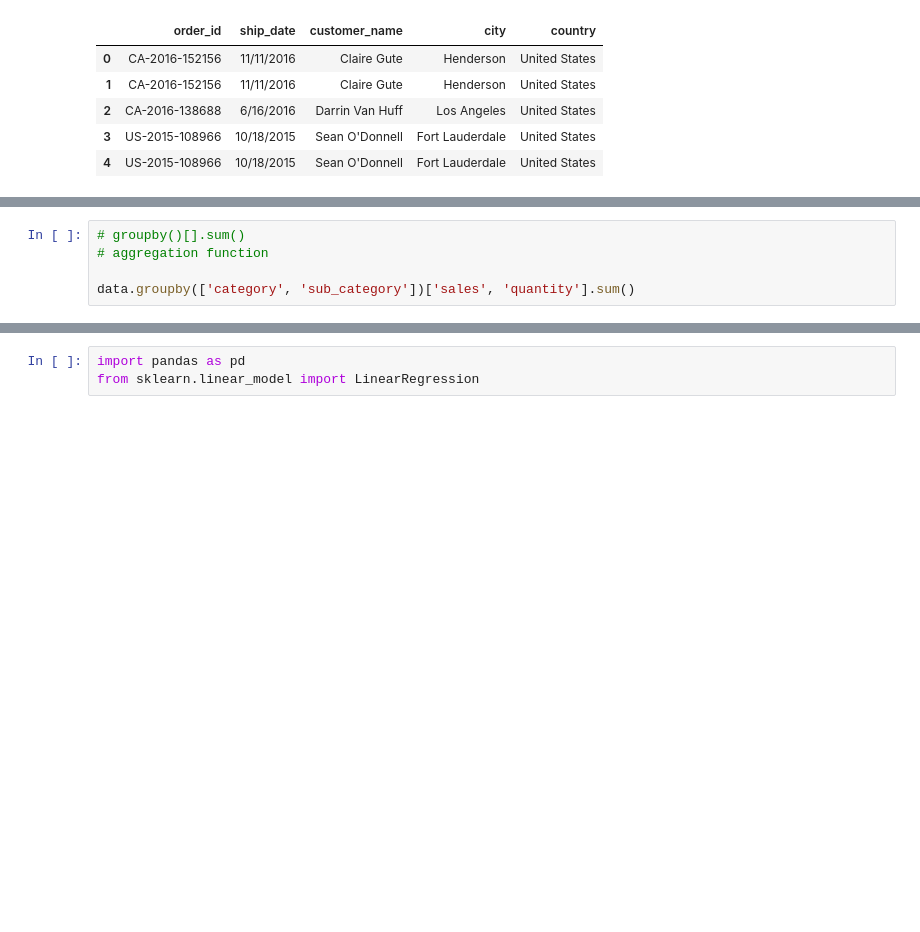
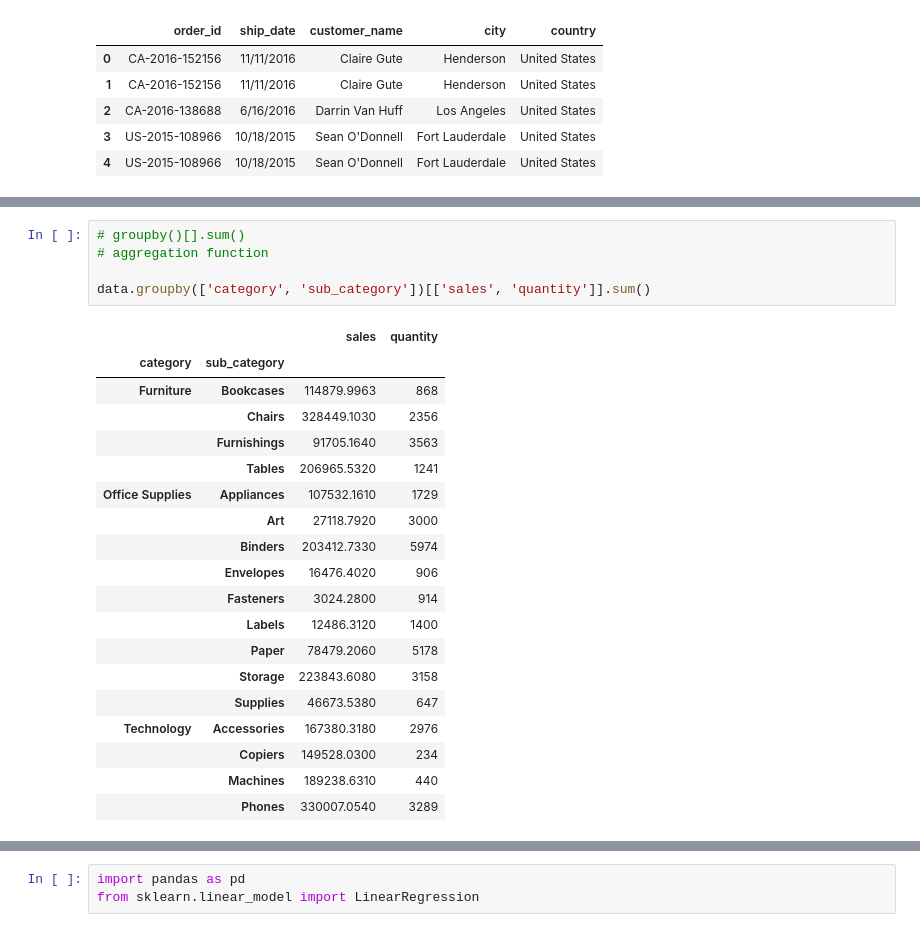
Before and after one commit to pumchanpom/python-data-sci, a Jupyter notebook: python-datarockie/Python_end_to_end2.ipynb, the cells around one changed output, grey strips where cells are left out. Drawn from its saved outputs; the diff is of its cells as text; blank space fills up the shorter version.

```diff
--- a/python-datarockie/Python_end_to_end2.ipynb
+++ b/python-datarockie/Python_end_to_end2.ipynb
@@ -453,8 +490,28 @@ dtype: int64
 # %%
 # groupby()[].sum()
 # aggregation function
 
-data.groupby(['category', 'sub_category'])['sales', 'quantity'].sum()
+data.groupby(['category', 'sub_category'])[['sales', 'quantity']].sum()
+# %% [output]
+|  |  | sales | quantity |
+| category | sub_category |  |  |
+| Furniture | Bookcases | 114879.9963 | 868 |
+|  | Chairs | 328449.1030 | 2356 |
+|  | Furnishings | 91705.1640 | 3563 |
+|  | Tables | 206965.5320 | 1241 |
+| Office Supplies | Appliances | 107532.1610 | 1729 |
+|  | Art | 27118.7920 | 3000 |
+|  | Binders | 203412.7330 | 5974 |
+|  | Envelopes | 16476.4020 | 906 |
+|  | Fasteners | 3024.2800 | 914 |
+|  | Labels | 12486.3120 | 1400 |
+|  | Paper | 78479.2060 | 5178 |
+|  | Storage | 223843.6080 | 3158 |
+|  | Supplies | 46673.5380 | 647 |
+| Technology | Accessories | 167380.3180 | 2976 |
+|  | Copiers | 149528.0300 | 234 |
+|  | Machines | 189238.6310 | 440 |
+|  | Phones | 330007.0540 | 3289 |
 # %%
 # aggregation function
 
```
Also changed, not shown: parts of 29 cells of this notebook, 1 other file.
